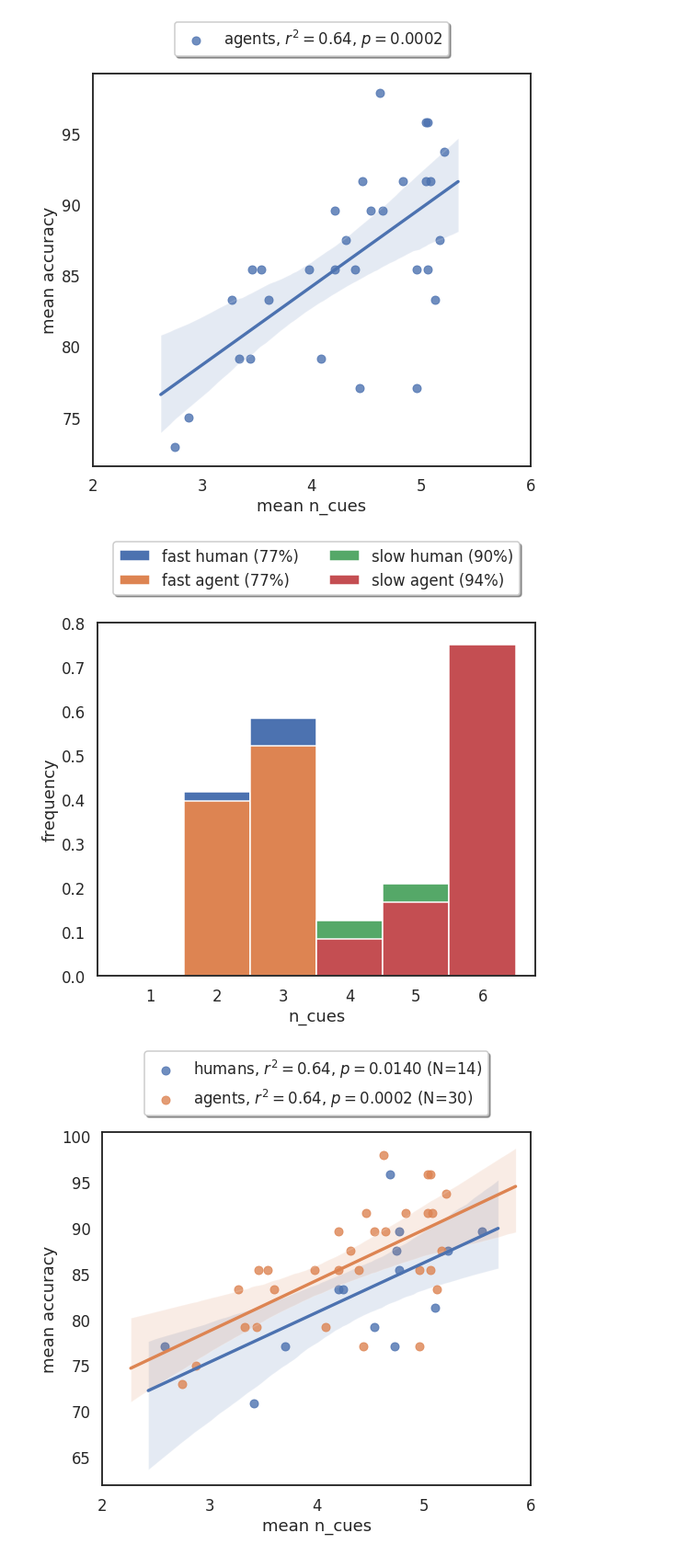
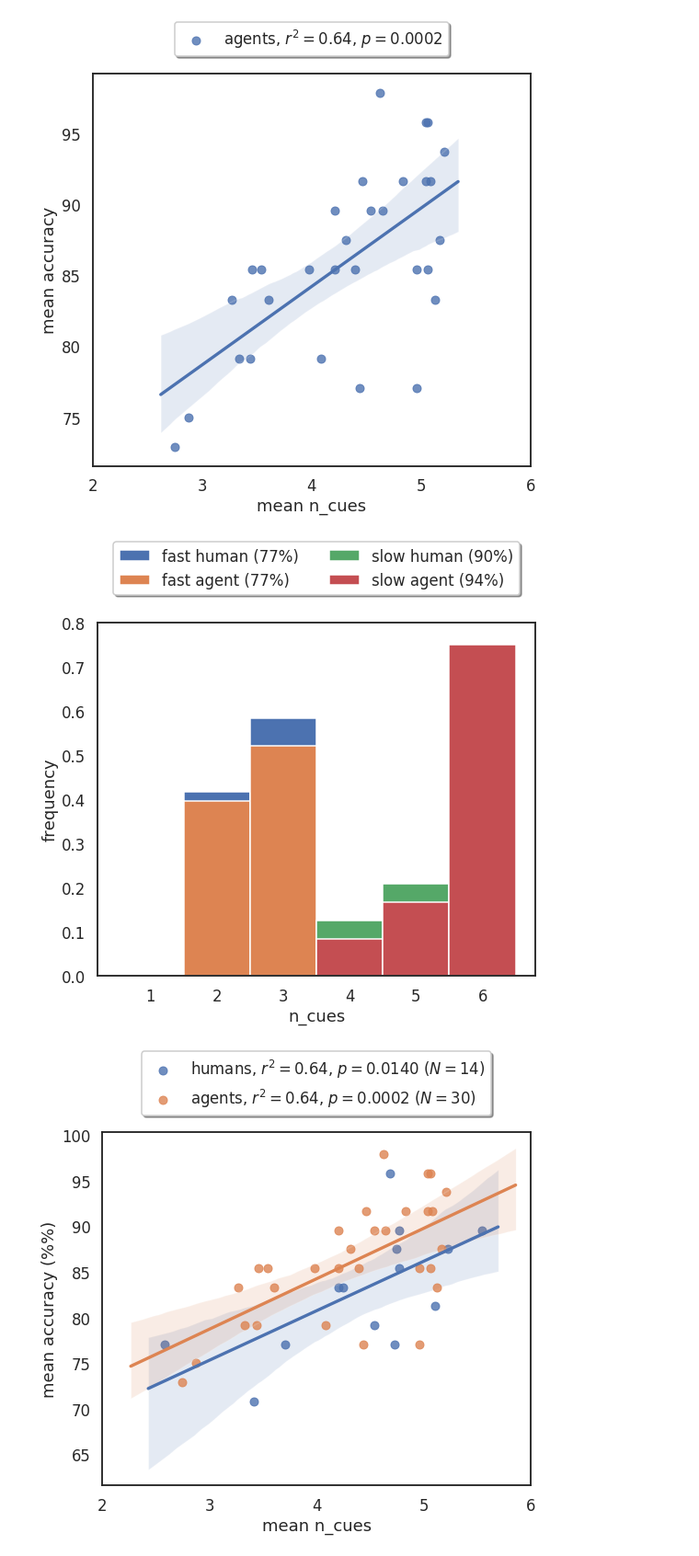
Before and after one commit to psipeter/decision_strategies, a Jupyter notebook: plotter.ipynb, the cells around one changed output. Shown at 92% size. Cells and saved outputs as stored; diff of their text form; code cells hidden in the pictures.

Commit message:
minor plotting tweaks and paper draft 3

```diff
--- a/plotter.ipynb
+++ b/plotter.ipynb
@@ -99,34 +100,39 @@ def plot_participant_data():
     n_cues_agent_slow = np.load("data/Tdecay0.33_Tint3.00.npz")['ncues_simulated']
     corrects_agent_slow = 100*np.mean(np.load("data/Tdecay0.33_Tint3.00.npz")['corrects_simulated'])
 
     fig, ax = plt.subplots(1, 1, figsize=((8, 8)), sharex=True)
     ax.hist(n_cues_human_fast, bins=np.array([1,2,3,4,5,6,7])-0.5, rwidth=1, density=True, alpha=1, label='fast human (%.0f%%)'%corrects_human_fast)
     ax.hist(n_cues_agent_fast, bins=np.array([1,2,3,4,5,6,7])-0.5, rwidth=1, density=True, alpha=1, label='fast agent (%.0f%%)'%corrects_agent_fast)
     ax.hist(n_cues_human_slow, bins=np.array([1,2,3,4,5,6,7])-0.5, rwidth=1, density=True, alpha=1, label='slow human (%.0f%%)'%corrects_human_slow)
     ax.hist(n_cues_agent_slow, bins=np.array([1,2,3,4,5,6,7])-0.5, rwidth=1, density=True, alpha=1, label='slow agent (%.0f%%)'%corrects_agent_slow)
     ax.set(xlabel='n_cues', ylabel='frequency', xticks=([1,2,3,4,5,6]), ylim=((0, 0.8)))
     ax.legend(loc='upper center', bbox_to_anchor=(0.5, 1.25), ncol=2, fancybox=True, shadow=True)
     plt.tight_layout()
 #     plt.savefig("plots/n_cues_distribution.png")
+#     tikzplotlib.clean_figure()
+    tikzplotlib.save("plots/n_cues_distribution.tex")
     plt.savefig("plots/n_cues_distribution.svg")
 
     mean_ncues_agent = np.array([np.mean(D['ncues_simulated']) for D in data])
     mean_accuracy_agent = np.array([100*np.mean(D['corrects_simulated']) for D in data])
     human_r2 = scipy.stats.linregress(mean_ncues, 100*mean_corrects)[2]
     human_p = scipy.stats.linregress(mean_ncues, 100*mean_corrects)[3]
     agent_r2 = scipy.stats.linregress(mean_ncues_agent, mean_accuracy_agent)[2]
     agent_p = scipy.stats.linregress(mean_ncues_agent, mean_accuracy_agent)[3]
     fig, ax = plt.subplots(figsize=((8, 8)))
-    sns.regplot(mean_ncues, 100*mean_corrects, label=r"humans, $r^2=%.2f$, $p=%.4f$ (N=14)"%(human_r2, human_p))
-    sns.regplot(mean_ncues_agent, mean_accuracy_agent, label=r"agents, $r^2=%.2f$, $p=%.4f$ (N=%s)"%(agent_r2, agent_p, len(data)))
+    sns.regplot(mean_ncues, 100*mean_corrects, label=r"humans, $r^2=%.2f$, $p=%.4f$ ($N=14$)"%(human_r2, human_p))
+    sns.regplot(mean_ncues_agent, mean_accuracy_agent, label=r"agents, $r^2=%.2f$, $p=%.4f$ ($N=%s$)"%(agent_r2, agent_p, len(data)))
 #     sns.jointplot(mean_ncues, 100*mean_corrects, kind='reg', label='humans')
 #     sns.jointplot(mean_ncues_agent, mean_accuracy_agent, kind='reg', label='agents')
-    ax.set(xlabel='mean n_cues', ylabel='mean accuracy', xlim=((2, 6)), xticks=([2,3,4,5,6]))#, ylim=((50, 100))
+    ax.set(xlabel='mean n_cues', ylabel='mean accuracy (%)', xlim=((2, 6)), xticks=([2,3,4,5,6]))#, ylim=((50, 100))
     ax.legend(loc='upper center', bbox_to_anchor=(0.5, 1.25), ncol=1, fancybox=True, shadow=True)
     plt.tight_layout()
+#     tikzplotlib.clean_figure()
+    tikzplotlib.save("plots/speed_vs_accuracy.tex")
+    plt.savefig("plots/speed_vs_accuracy.svg")
     plt.savefig("plots/speed_vs_accuracy.png")
 
 plot_participant_data()
 # %% [output]
 [figure]
-[figure, old version]
+[figure, new version]
```
Also changed, not shown: parts of 1 cell of this notebook, 7 other files.
